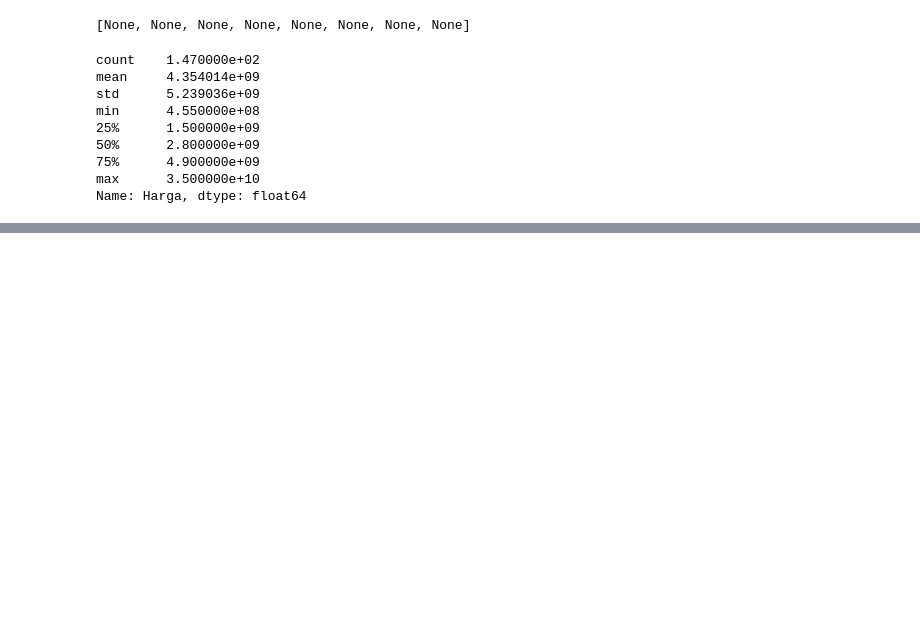
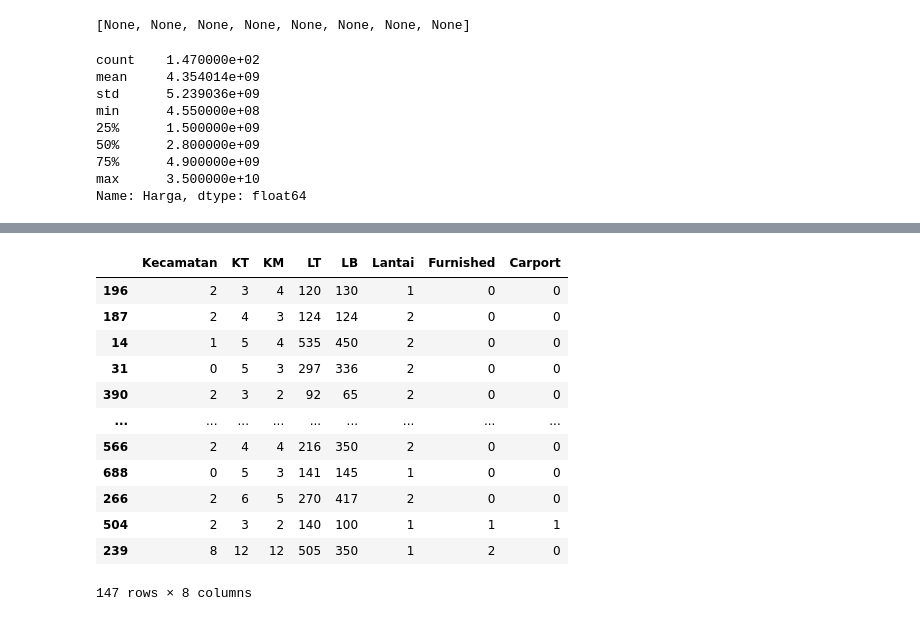
Before and after one commit to nadhiraferitaa/prediksi-rumah, a Jupyter notebook: PrediksiRumah.ipynb, the cells around one changed output, grey strips where cells are left out. Drawn from its saved outputs; the diff is of its cells as text; code cells hidden in the pictures; blank space fills up the shorter version.

```diff
--- a/PrediksiRumah.ipynb
+++ b/PrediksiRumah.ipynb
@@ -462,0 +503,16 @@ load_model = pickle.load(open(filename, 'rb'))
+# %%
+X_test
+# %% [output]
+|  | Kecamatan | KT | KM | LT | LB | Lantai | Furnished | Carport |
+| 196 | 2 | 3 | 4 | 120 | 130 | 1 | 0 | 0 |
+| 187 | 2 | 4 | 3 | 124 | 124 | 2 | 0 | 0 |
+| 14 | 1 | 5 | 4 | 535 | 450 | 2 | 0 | 0 |
+| 31 | 0 | 5 | 3 | 297 | 336 | 2 | 0 | 0 |
+| 390 | 2 | 3 | 2 | 92 | 65 | 2 | 0 | 0 |
+| ... | ... | ... | ... | ... | ... | ... | ... | ... |
+| 566 | 2 | 4 | 4 | 216 | 350 | 2 | 0 | 0 |
+| 688 | 0 | 5 | 3 | 141 | 145 | 1 | 0 | 0 |
+| 266 | 2 | 6 | 5 | 270 | 417 | 2 | 0 | 0 |
+| 504 | 2 | 3 | 2 | 140 | 100 | 1 | 1 | 1 |
+| 239 | 8 | 12 | 12 | 505 | 350 | 1 | 2 | 0 |
+147 rows × 8 columns
```
Also changed, not shown: parts of 14 cells of this notebook, 1 other file.
